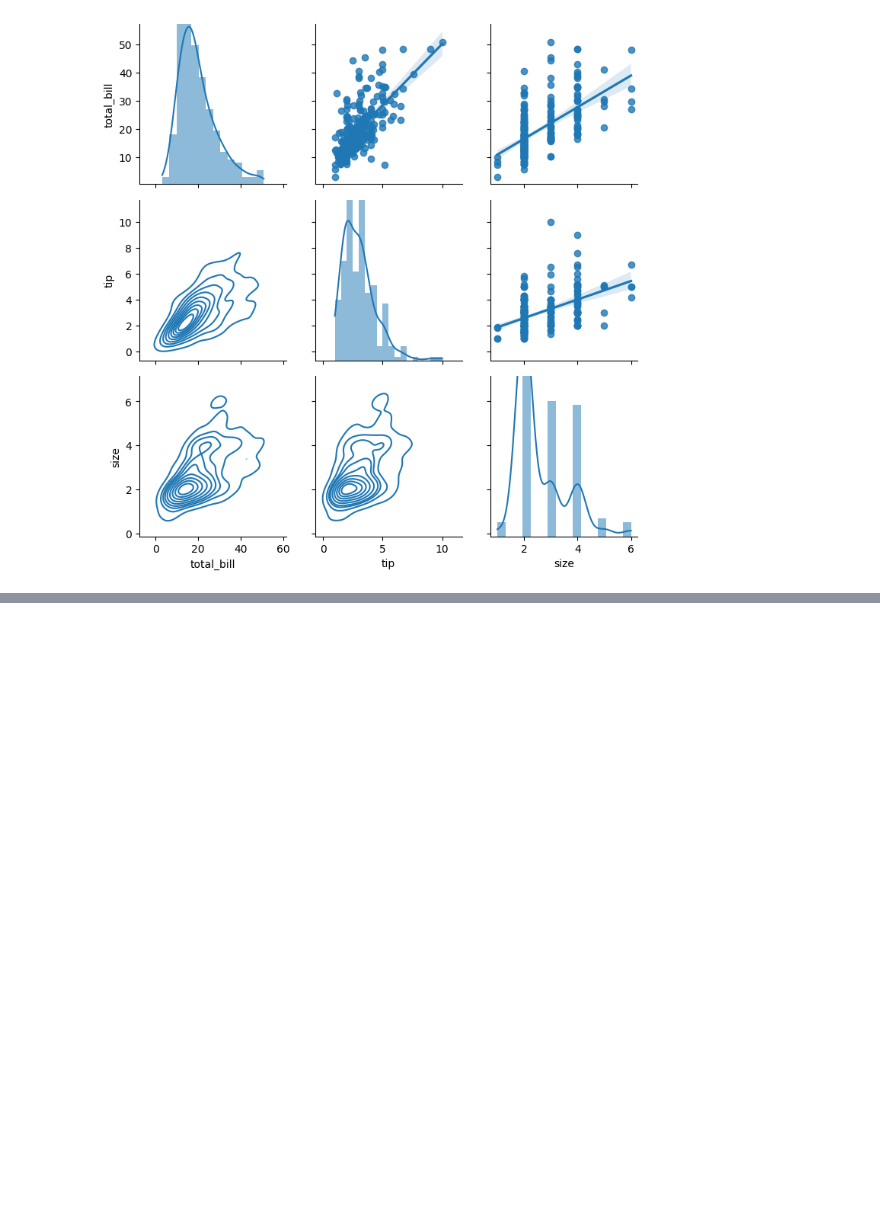
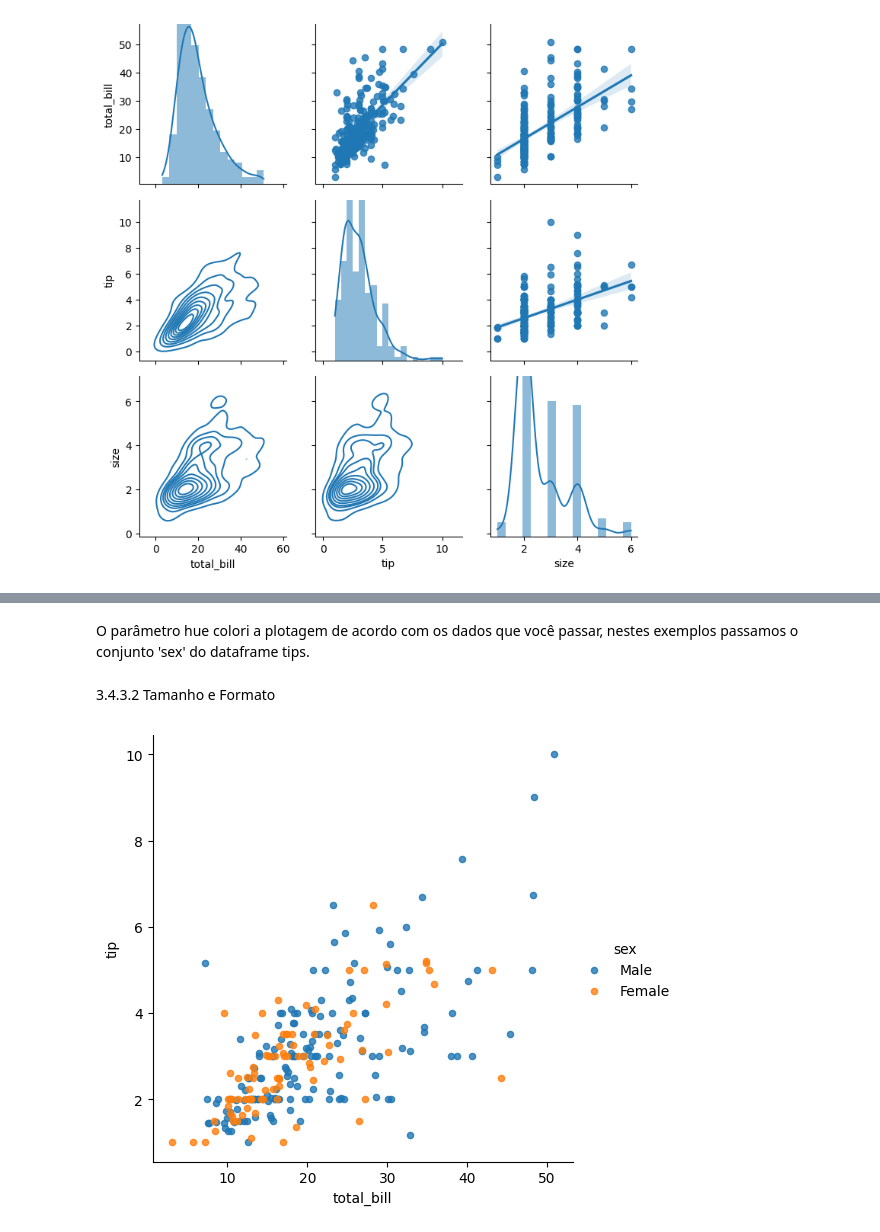
Before and after one commit to LuizGiehl/PFE, a Jupyter notebook: src/cap3.ipynb, the cells around one changed output, grey strips where cells are left out. Saved outputs shown, nothing was run; the diff lists cells and outputs as text; code cells hidden in the pictures; blank space fills up the shorter version.

```diff
--- a/src/cap3.ipynb
+++ b/src/cap3.ipynb
@@ -443,0 +467,13 @@ plt.show()
+# %% [markdown]
+O parâmetro hue colori a plotagem de acordo com os dados que você passar, nestes exemplos passamos o conjunto 'sex' do dataframe tips.
+# %% [markdown]
+3.4.3.2 Tamanho e Formato
+# %%
+scatter = sns.lmplot(data=tips, x='total_bill', y='tip',
+                     hue='sex', fit_reg=False,
+                     scatter_kws={'s': 20})
+#era pra mudar o tamnho de algumas bolinhas, MAS ESSA DESGRAÇA NÃO MUDA POR NADA VAI SE FODER
+
+plt.show()
+# %% [output]
+[figure, added]
```
Also changed, not shown: parts of 8 cells of this notebook.
